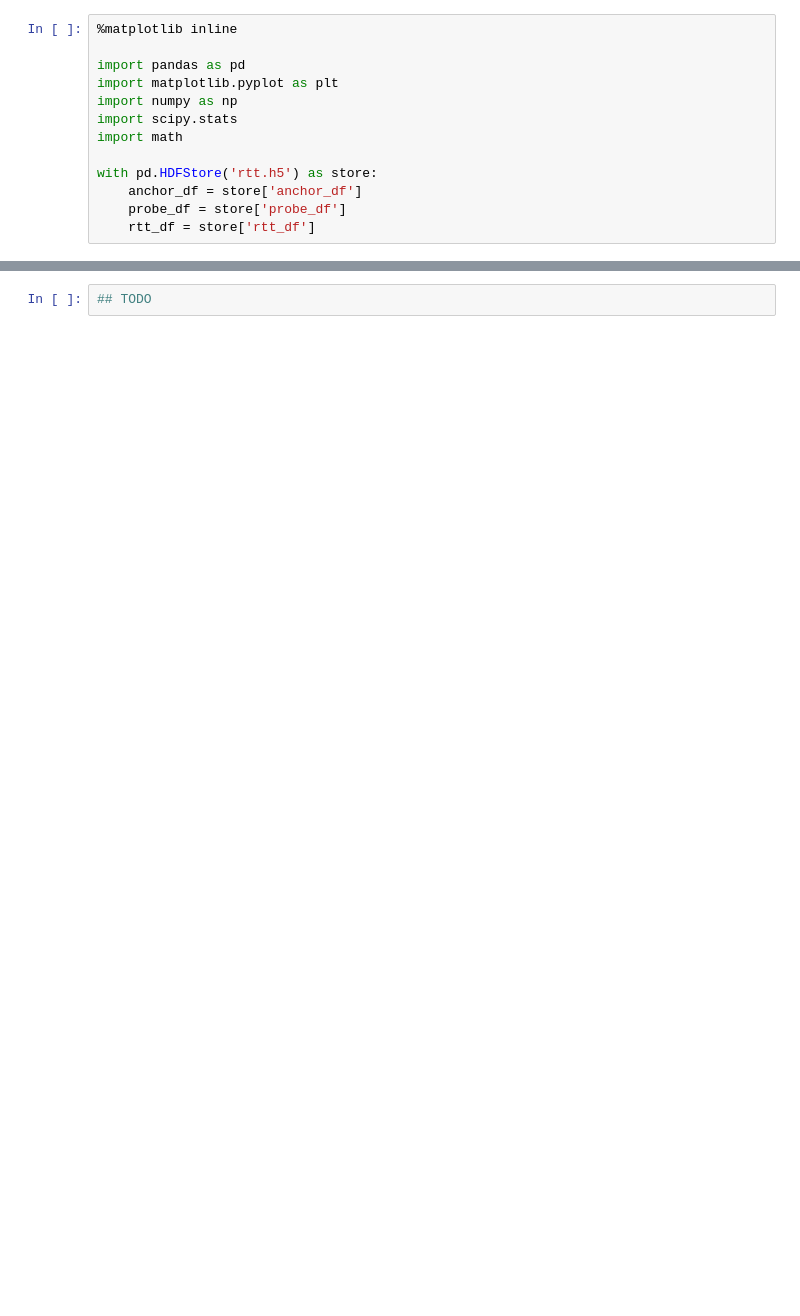
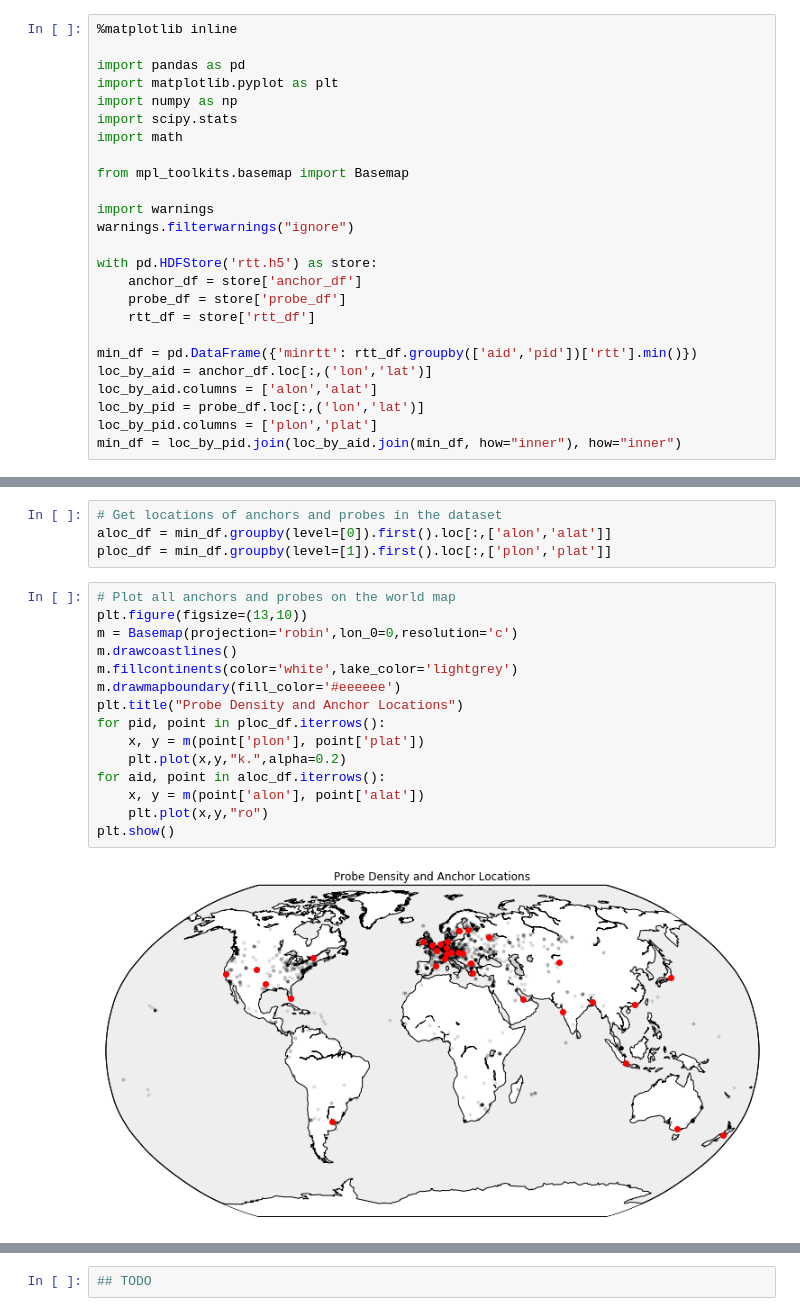
Before and after one commit to britram/trilateration, a Jupyter notebook: paper.ipynb, the cells around one changed output, grey strips where cells are left out. Drawn from its saved outputs; the diff is of its cells as text; blank space fills up the shorter version.

```diff
--- a/paper.ipynb
+++ b/paper.ipynb
@@ -25,10 +25,22 @@ import numpy as np
 import scipy.stats
 import math
 
+from mpl_toolkits.basemap import Basemap
+
+import warnings
+warnings.filterwarnings("ignore")
+
 with pd.HDFStore('rtt.h5') as store:
     anchor_df = store['anchor_df']
     probe_df = store['probe_df']
     rtt_df = store['rtt_df']
+
+min_df = pd.DataFrame({'minrtt': rtt_df.groupby(['aid','pid'])['rtt'].min()})
+loc_by_aid = anchor_df.loc[:,('lon','lat')]
+loc_by_aid.columns = ['alon','alat']
+loc_by_pid = probe_df.loc[:,('lon','lat')]
+loc_by_pid.columns = ['plon','plat']
+min_df = loc_by_pid.join(loc_by_aid.join(min_df, how="inner"), how="inner")
 # %% [markdown]
 ## Introduction
 
@@ -61,0 +82,21 @@ $$ dist < \frac{RTT_{obs}}{2} \times c $$
+# %%
+# Get locations of anchors and probes in the dataset
+aloc_df = min_df.groupby(level=[0]).first().loc[:,['alon','alat']]
+ploc_df = min_df.groupby(level=[1]).first().loc[:,['plon','plat']]
+# %%
+# Plot all anchors and probes on the world map
+plt.figure(figsize=(13,10))
+m = Basemap(projection='robin',lon_0=0,resolution='c')
+m.drawcoastlines()
+m.fillcontinents(color='white',lake_color='lightgrey')
+m.drawmapboundary(fill_color='#eeeeee')
+plt.title("Probe Density and Anchor Locations")
+for pid, point in ploc_df.iterrows():
+    x, y = m(point['plon'], point['plat'])
+    plt.plot(x,y,"k.",alpha=0.2)
+for aid, point in aloc_df.iterrows():
+    x, y = m(point['alon'], point['alat'])
+    plt.plot(x,y,"ro")
+plt.show()
+# %% [output]
+[figure, added]
```
Also changed, not shown: parts of 5 cells of this notebook, 1 other file.
